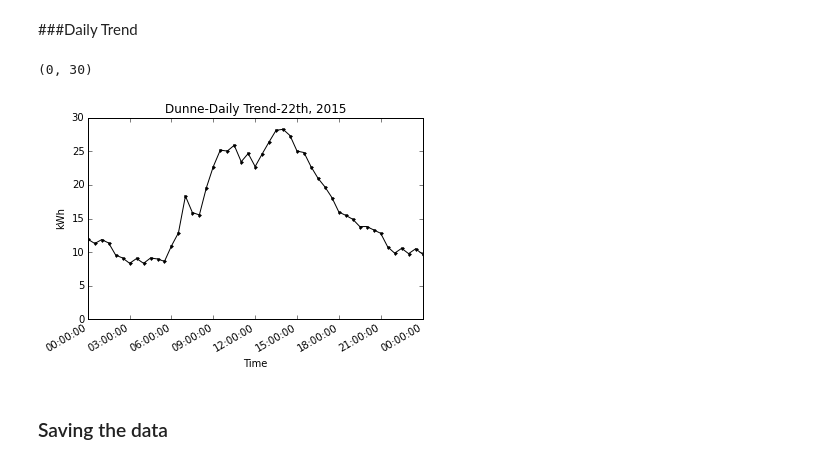
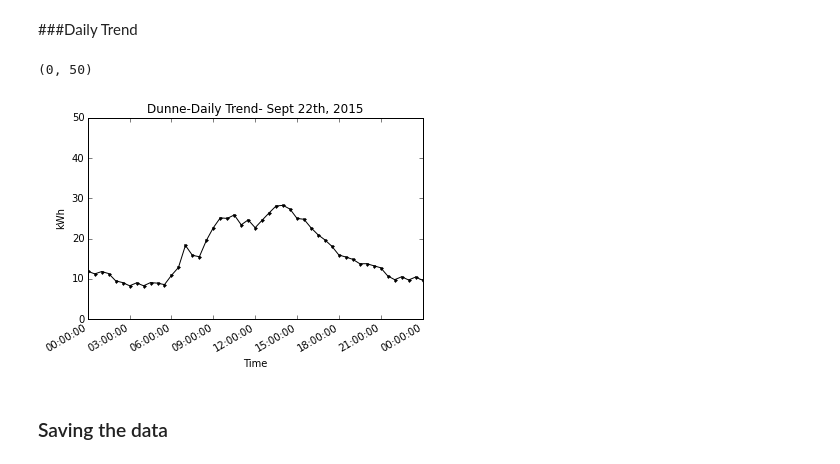
Before and after one commit to RadhaRamachandran/EnergyEngineers, a Jupyter notebook: GreenButton API/GreenButton-Dunne-PlotData.ipynb, the cells around one changed output. Drawn from its saved outputs; the diff is of its cells as text; code cells hidden in the pictures.

```diff
--- a/GreenButton API/GreenButton-Dunne-PlotData.ipynb
+++ b/GreenButton API/GreenButton-Dunne-PlotData.ipynb
@@ -176,16 +176,16 @@ ax.set_ylim([0,50])
 # %% [markdown]
 ###Daily Trend
 # %%
-ax = df_new.plot(x='time_stamp', y='value', title="Dunne-Daily Trend-22th, 2015",marker='.',color='black')
+ax = df_new.plot(x='time_stamp', y='value', title="Dunne-Daily Trend- Sept 22th, 2015",marker='.',color='black')
 
 ax.set_xlabel("Time")
 ax.set_ylabel("kWh")
 
 ax.set_xlim(['2015-09-22 00:00:00','2015-09-23 00:00:00']) ## For 1 day in September
-ax.set_ylim([0,30])
+ax.set_ylim([0,50])
 # %% [output]
-(0, 30)
+(0, 50)
-[figure, old version]
+[figure, new version]
 # %% [markdown]
 ### Saving the data
 # %%
```
Also changed, not shown: 10 other files.
